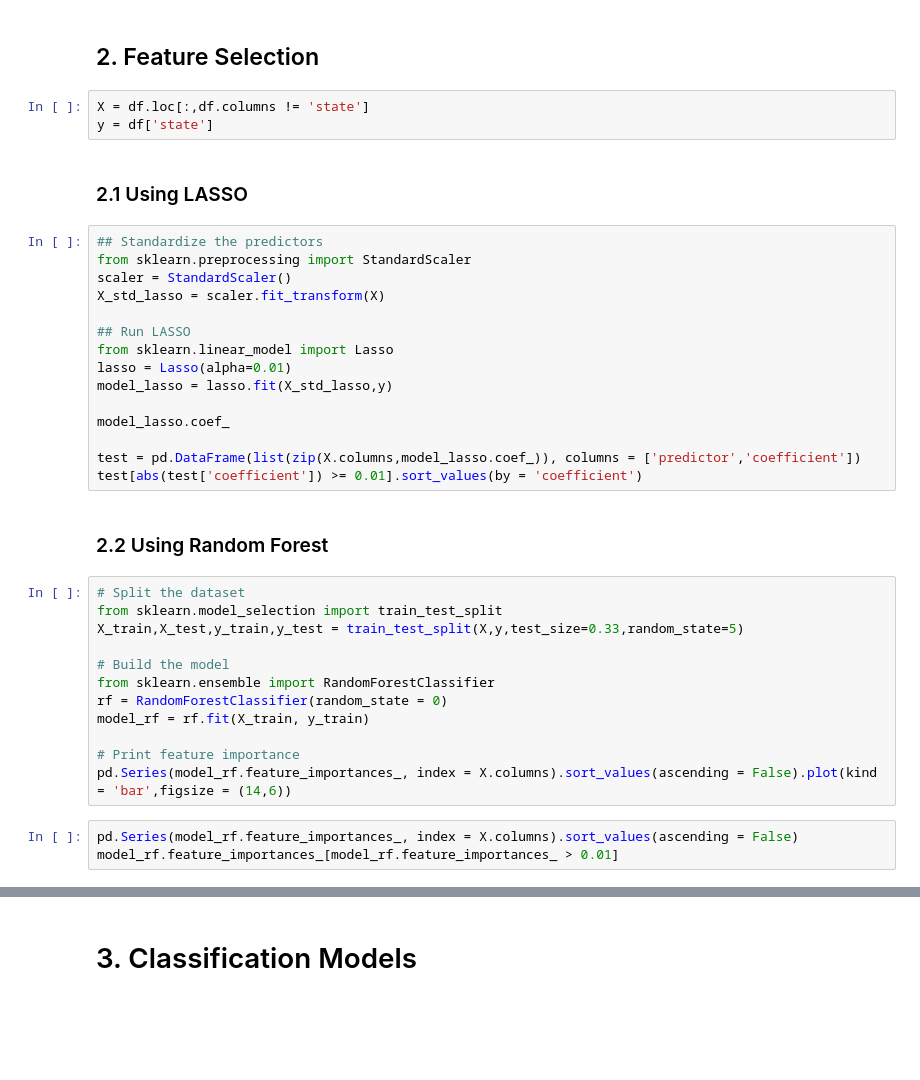
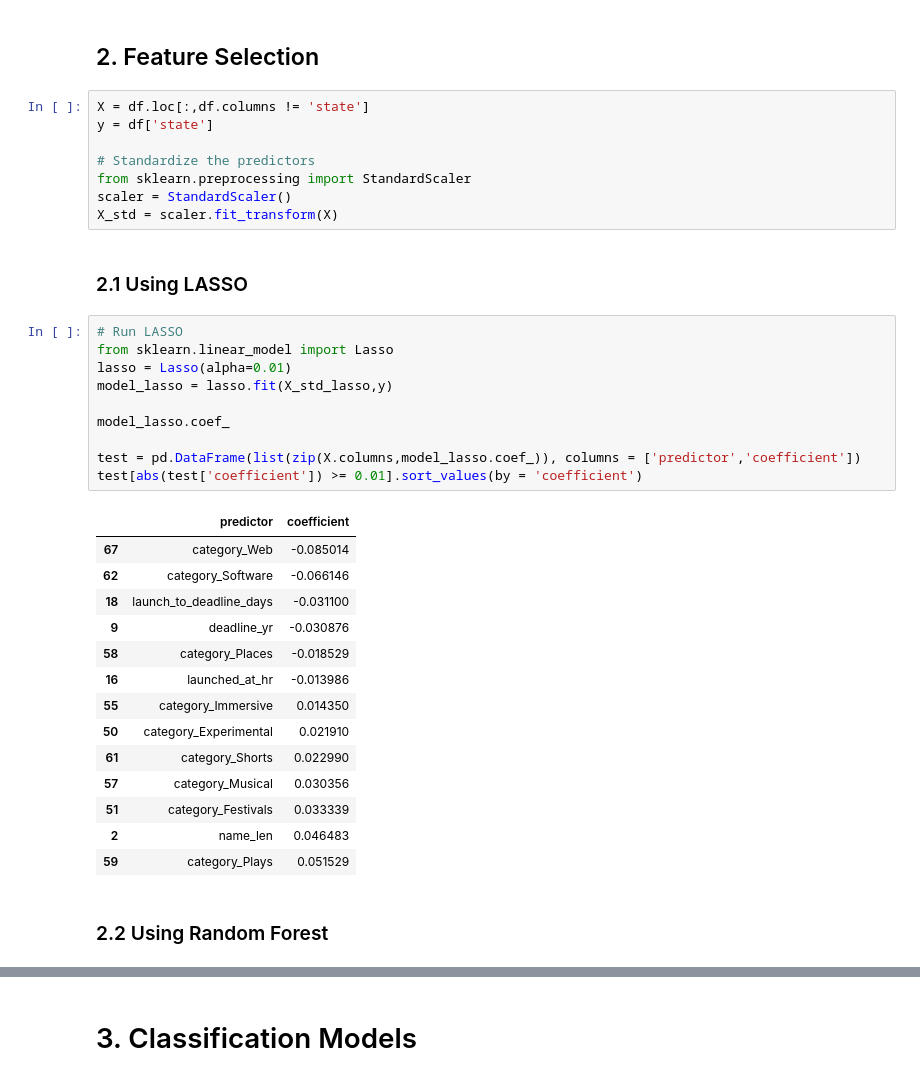
Before and after one commit to shanshanlao/life-expectancy-prediction, a Jupyter notebook: Kickstarter-predictions/kickstarter_classification.ipynb, the cells around one changed output, grey strips where cells are left out. Cells and saved outputs as stored; diff of their text form; blank space fills up the shorter version.

```diff
--- a/Kickstarter-predictions/kickstarter_classification.ipynb
+++ b/Kickstarter-predictions/kickstarter_classification.ipynb
@@ -119,37 +169,37 @@ df = pd.get_dummies(df, columns = ['country','currency','category'])
 # %%
 X = df.loc[:,df.columns != 'state']
 y = df['state']
+
+# Standardize the predictors
+from sklearn.preprocessing import StandardScaler
+scaler = StandardScaler()
+X_std = scaler.fit_transform(X)
 # %% [markdown]
 ### 2.1 Using LASSO
 # %%
-## Standardize the predictors
-from sklearn.preprocessing import StandardScaler
-scaler = StandardScaler()
-X_std_lasso = scaler.fit_transform(X)
-
-## Run LASSO
+# Run LASSO
 from sklearn.linear_model import Lasso
 lasso = Lasso(alpha=0.01)
 model_lasso = lasso.fit(X_std_lasso,y)
 
 model_lasso.coef_
 
 test = pd.DataFrame(list(zip(X.columns,model_lasso.coef_)), columns = ['predictor','coefficient'])
 test[abs(test['coefficient']) >= 0.01].sort_values(by = 'coefficient')
+# %% [output]
+|  | predictor | coefficient |
+| 67 | category_Web | -0.085014 |
+| 62 | category_Software | -0.066146 |
+| 18 | launch_to_deadline_days | -0.031100 |
+| 9 | deadline_yr | -0.030876 |
+| 58 | category_Places | -0.018529 |
+| 16 | launched_at_hr | -0.013986 |
+| 55 | category_Immersive | 0.014350 |
+| 50 | category_Experimental | 0.021910 |
+| 61 | category_Shorts | 0.022990 |
+| 57 | category_Musical | 0.030356 |
+| 51 | category_Festivals | 0.033339 |
+| 2 | name_len | 0.046483 |
+| 59 | category_Plays | 0.051529 |
 # %% [markdown]
 ### 2.2 Using Random Forest
-# %%
-# Split the dataset
-from sklearn.model_selection import train_test_split
-X_train,X_test,y_train,y_test = train_test_split(X,y,test_size=0.33,random_state=5)
-
-# Build the model
-from sklearn.ensemble import RandomForestClassifier
-rf = RandomForestClassifier(random_state = 0)
-model_rf = rf.fit(X_train, y_train)
-
-# Print feature importance
-pd.Series(model_rf.feature_importances_, index = X.columns).sort_values(ascending = False).plot(kind = 'bar',figsize = (14,6))
-# %%
-pd.Series(model_rf.feature_importances_, index = X.columns).sort_values(ascending = False)
-model_rf.feature_importances_[model_rf.feature_importances_ > 0.01]
```
Also changed, not shown: parts of 32 cells of this notebook.
